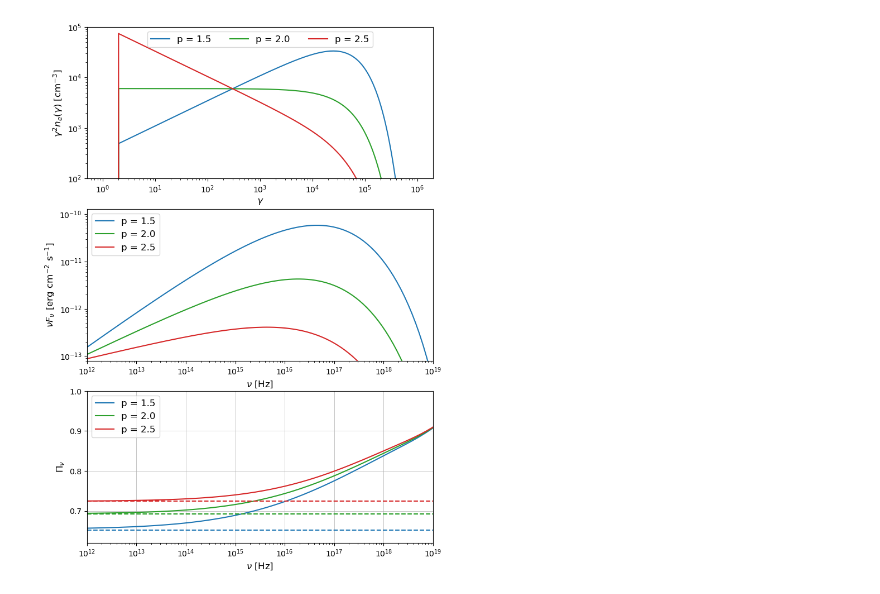
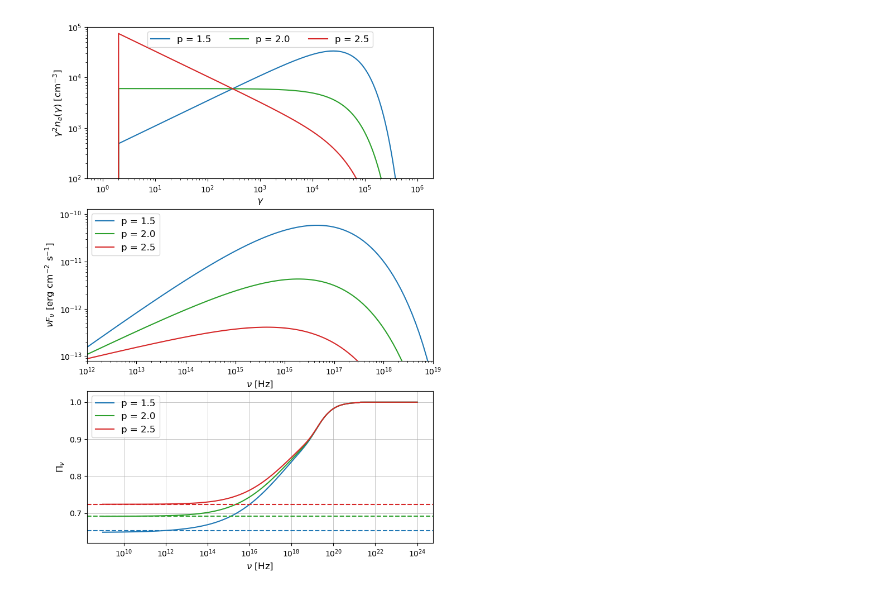
Before and after one commit to cerasole/agnpy, a Jupyter notebook: polarization.ipynb, the cells around one changed output. Saved outputs shown, nothing was run; the diff lists cells and outputs as text; code cells hidden in the pictures.

```diff
--- a/polarization.ipynb
+++ b/polarization.ipynb
@@ -43,36 +68,36 @@ for i, p in enumerate(spectral_indices):
     )
 
     blob = Blob(n_e = n_e, R_b = R_b, z = 0.05, B = 0.7 * u.G, delta_D=4,)
-    synch = Synchrotron(blob, ssa = True)
+    synch = Synchrotron(blob, ssa = False)
     synch_sed = synch.sed_flux(nu)
     pol_degree = synch.polarization_degree(nu)
 
     axs[0].loglog(gamma, (n_e(gamma)*gamma**2).to("cm-3"), label='p = {}'.format(p), color = colors[i])
     axs[1].loglog(nu, synch_sed, label='p = {}'.format(p), color = colors[i])
     axs[2].plot(nu, pol_degree, label='p = {}'.format(p), color = colors[i])
     axs[2].axhline(pol_degree_power_law(p), linestyle='--', color = colors[i])
 
 ax = axs[0]
 ax.set_ylim(1e2, 1e5)
 ax.set_xlabel(r'$\gamma$', fontsize=12)
 ax.set_ylabel(r'$\gamma^2 n_e(\gamma)$ [cm$^{-3}$]', fontsize=12)
 ax.legend(loc='upper center', fontsize=12, ncol = 3);
 
 ax = axs[1]
 ax.set_ylim(0.8e-13, 1.3e-10)
 ax.set_xlim(1e12, 1e19)
 ax.set_xlabel(r'$\nu$ [Hz]', fontsize=12)
 ax.set_ylabel(r'$\nu F_\nu$ [erg cm$^{-2}$ s$^{-1}$]', fontsize=12)
 ax.legend(loc='upper left', fontsize=12);
 
 ax = axs[2]
 ax.set_xscale('log')
 ax.grid(lw = 0.5)
-ax.set_ylim(0.62, 1.0)
-ax.set_xlim(1e12, 1e19)
+ax.set_ylim(0.62, 1.03)
+#ax.set_xlim(1e12, 1e24)
 ax.set_xlabel(r'$\nu$ [Hz]', fontsize=12)
 ax.set_ylabel(r'$\Pi_{\nu}$', fontsize=12)
 ax.set_yticks([0.7, 0.8, 0.9, 1.0])
 ax.legend(loc='upper left', fontsize=12);
 # %% [output]
-[figure, old version]
+[figure, new version]
```
Also changed, not shown: parts of 3 cells of this notebook, 2 other files.
